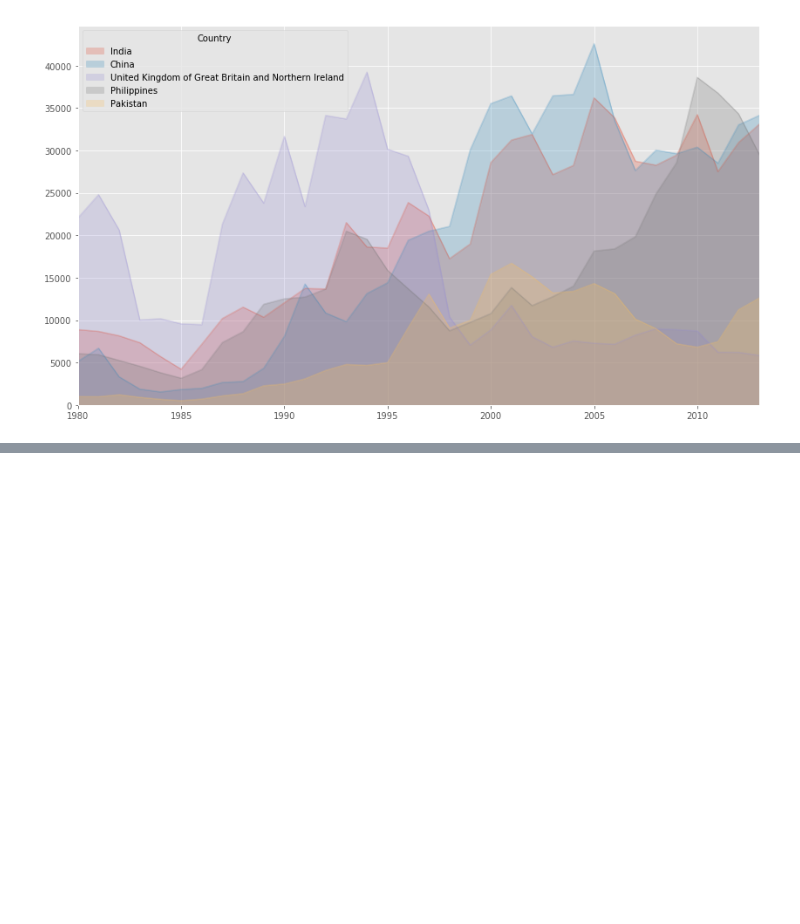
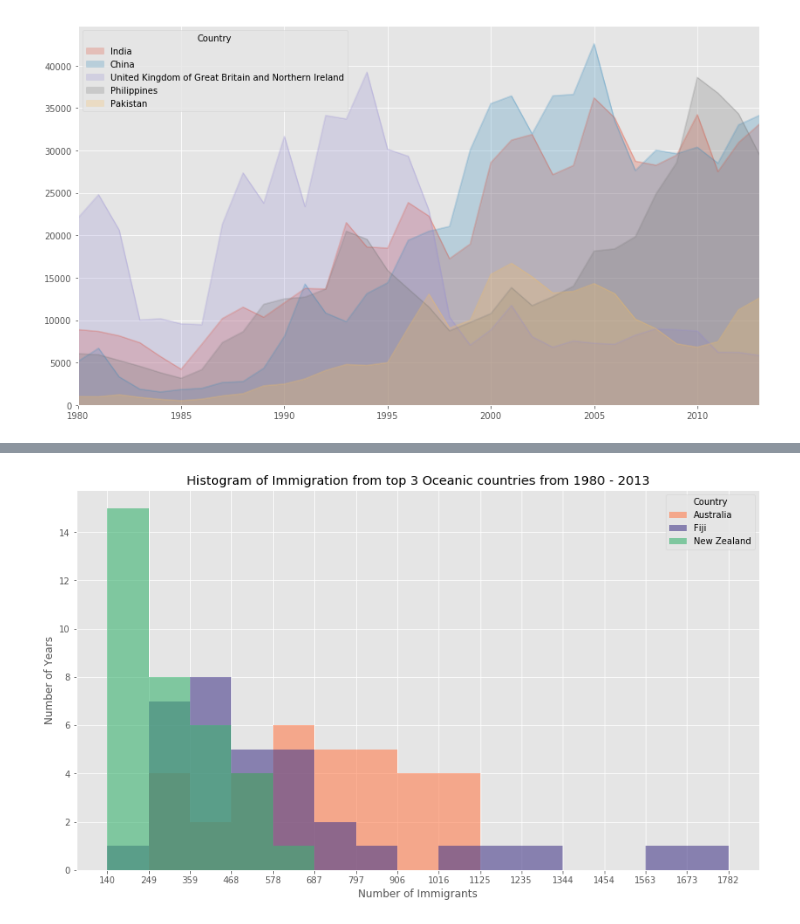
Before and after one commit to amarpy/migration_to_canada_analysis, a Jupyter notebook: migration_to_canada_analysis.ipynb, the cells around one changed output, grey strips where cells are left out. Saved outputs shown, nothing was run; the diff lists cells and outputs as text; code cells hidden in the pictures; blank space fills up the shorter version.

```diff
--- a/migration_to_canada_analysis.ipynb
+++ b/migration_to_canada_analysis.ipynb
@@ -256,0 +282,22 @@ df_top5.plot(kind = 'area',
+# %%
+df_can_oceania = df_can[df_can["Continent"] == "Oceania"]
+df_can_oceania_top3 = df_can_oceania.head(3)
+df_can_oceania_top3 = df_can_oceania_top3[years].transpose()
+# %%
+count, bin_ticks = np.histogram(df_can_oceania_top3, 15)
+
+df_can_oceania_top3.plot(kind = "hist",
+                         bins = 15,
+                         xticks = bin_ticks,
+                         alpha = 0.6,
+                         #stacked = True,
+                         color=['coral', 'darkslateblue', 'mediumseagreen'],
+                         figsize = (14, 8))
+
+plt.title('Histogram of Immigration from top 3 Oceanic countries from 1980 - 2013')
+plt.ylabel('Number of Years')
+plt.xlabel('Number of Immigrants')
+
+plt.show()
+# %% [output]
+[figure, added]
```
Also changed, not shown: parts of 3 cells of this notebook.
